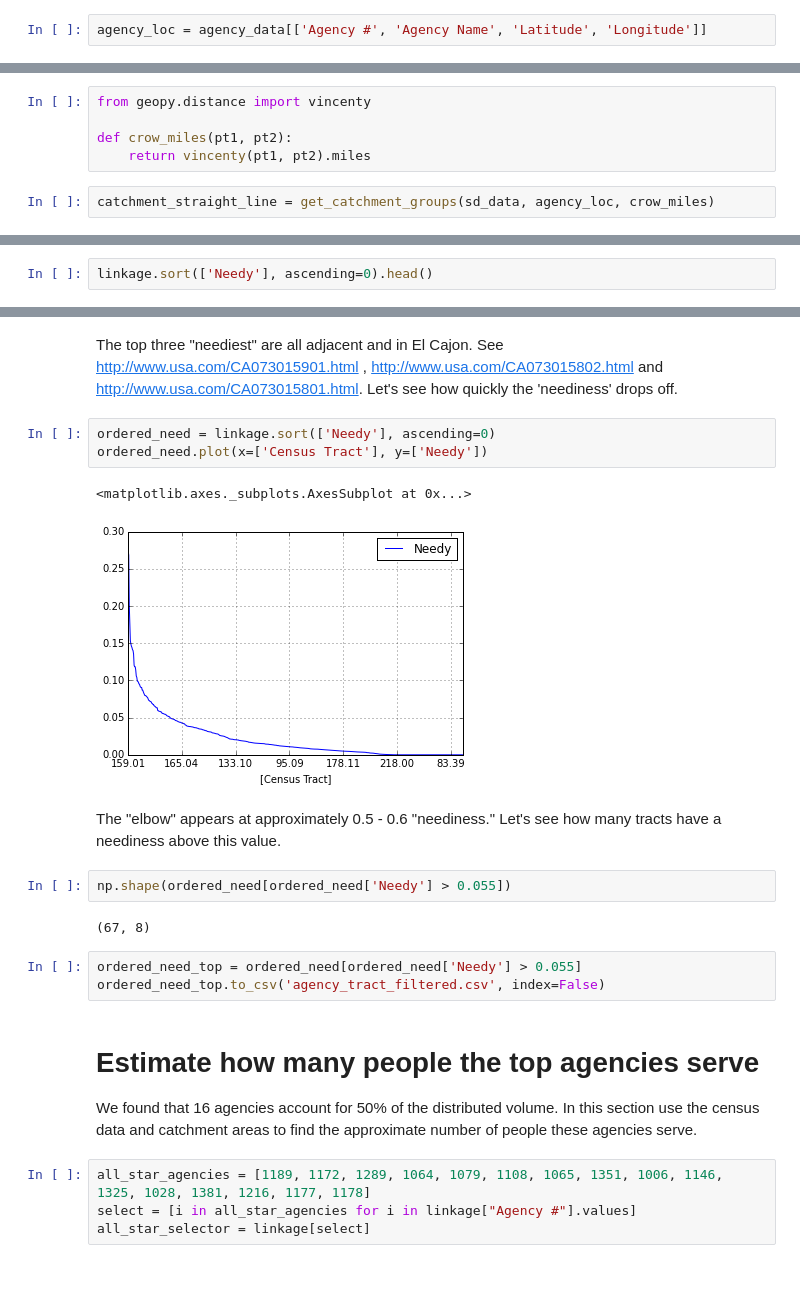
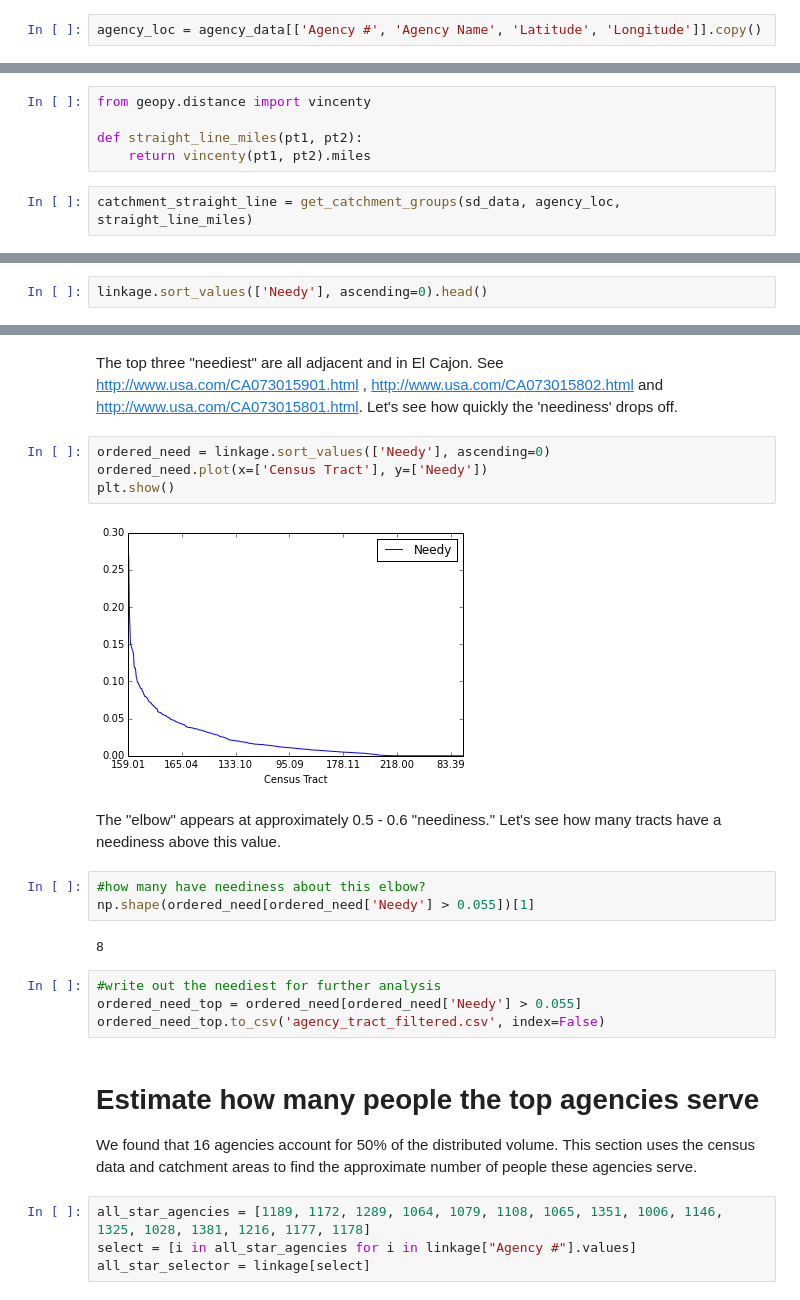
Before and after one commit to jenfs/ipython-notebooks, a Jupyter notebook: foodInsecurity/Catchment Areas.ipynb, the cells around one changed output, grey strips where cells are left out. Saved outputs shown, nothing was run; the diff lists cells and outputs as text; blank space fills up the shorter version.

```diff
--- a/foodInsecurity/Catchment Areas.ipynb
+++ b/foodInsecurity/Catchment Areas.ipynb
@@ -36,7 +45,7 @@ sd_data.head()[['TRACT', 'TRACTNUM']]
 # %%
 agency_data = pd.read_csv('agency_master_geocoded.csv')
 # %%
-agency_loc = agency_data[['Agency #', 'Agency Name', 'Latitude', 'Longitude']]
+agency_loc = agency_data[['Agency #', 'Agency Name', 'Latitude', 'Longitude']].copy()
 # %%
 agency_loc.dropna(inplace=True)
 agency_loc.reset_index(drop=True,inplace=True)
@@ -80,8 +85,8 @@ def get_catchment_groups(tracts, agencies, cost_function, sleep_sec=0):
 # %%
 from geopy.distance import vincenty
 
-def crow_miles(pt1, pt2):
+def straight_line_miles(pt1, pt2):
     return vincenty(pt1, pt2).miles
 # %%
-catchment_straight_line = get_catchment_groups(sd_data, agency_loc, crow_miles)
+catchment_straight_line = get_catchment_groups(sd_data, agency_loc, straight_line_miles)
 # %%
@@ -138,6 +140,6 @@ We have 624 census tracts, but not all of these are needy. We will focus on the
 # %%
 linkage['Needy'] = linkage['SNAP/Food Stamp Rate'] * linkage['Food Desert Rate']
 # %%
-linkage.sort(['Needy'], ascending=0).head()
+linkage.sort_values(['Needy'], ascending=0).head()
 # %% [output]
 |  | Census Tract | Agency # | Agency Name | SNAP/Food Stamp Rate | Food Desert Rate | Single Mother Rate | ... |
@@ -149,23 +151,25 @@ linkage.sort(['Needy'], ascending=0).head()
 # %% [markdown]
 The top three "neediest" are all adjacent and in El Cajon. See http://www.usa.com/CA073015901.html , http://www.usa.com/CA073015802.html and http://www.usa.com/CA073015801.html. Let's see how quickly the 'neediness' drops off.
 # %%
-ordered_need = linkage.sort(['Needy'], ascending=0)
+ordered_need = linkage.sort_values(['Needy'], ascending=0)
 ordered_need.plot(x=['Census Tract'], y=['Needy'])
+plt.show()
 # %% [output]
-<matplotlib.axes._subplots.AxesSubplot at 0x...>
-[figure, old version]
+[figure, new version]
 # %% [markdown]
 The "elbow" appears at approximately 0.5 - 0.6 "neediness." Let's see how many tracts have a neediness above this value.
 # %%
-np.shape(ordered_need[ordered_need['Needy'] > 0.055])
+#how many have neediness about this elbow?
+np.shape(ordered_need[ordered_need['Needy'] > 0.055])[1]
 # %% [output]
-(67, 8)
+8
 # %%
+#write out the neediest for further analysis
 ordered_need_top = ordered_need[ordered_need['Needy'] > 0.055]
 ordered_need_top.to_csv('agency_tract_filtered.csv', index=False)
 # %% [markdown]
 # Estimate how many people the top agencies serve
-We found that 16 agencies account for 50% of the distributed volume. In this section use the census data and catchment areas to find the approximate number of people these agencies serve.
+We found that 16 agencies account for 50% of the distributed volume. This section uses the census data and catchment areas to find the approximate number of people these agencies serve.
 # %%
 all_star_agencies = [1189, 1172, 1289, 1064, 1079, 1108, 1065, 1351, 1006, 1146, 1325, 1028, 1381, 1216, 1177, 1178]
 select = [i in all_star_agencies for i in linkage["Agency #"].values]
```
Also changed, not shown: parts of 12 cells of this notebook.
